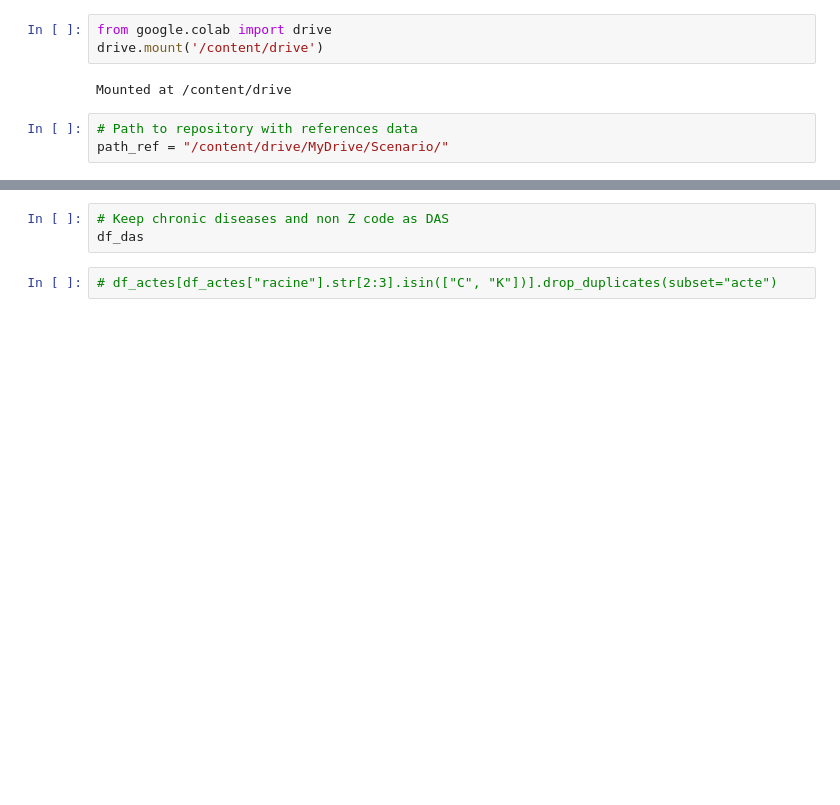
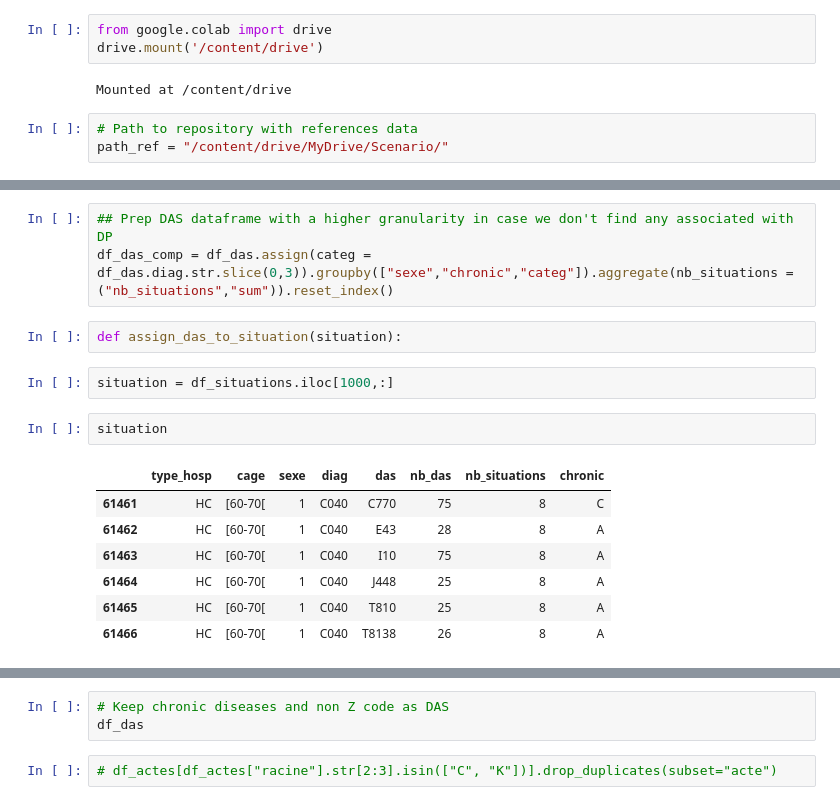
Before and after one commit to RemiFlicoteaux/hdbstudy, a Jupyter notebook: scenario_oncology.ipynb, the cells around one changed output, grey strips where cells are left out. Saved outputs shown, nothing was run; the diff lists cells and outputs as text; blank space fills up the shorter version.

```diff
--- a/scenario_oncology.ipynb
+++ b/scenario_oncology.ipynb
@@ -41,0 +68,17 @@ df_chronique = pd.read_excel(path_ref + "Affections chroniques.xlsx")
+# %%
+## Prep DAS dataframe with a higher granularity in case we don't find any associated with DP
+df_das_comp = df_das.assign(categ = df_das.diag.str.slice(0,3)).groupby(["sexe","chronic","categ"]).aggregate(nb_situations = ("nb_situations","sum")).reset_index()
+# %%
+def assign_das_to_situation(situation):
+# %%
+situation = df_situations.iloc[1000,:]
+# %%
+situation
+# %% [output]
+|  | type_hosp | cage | sexe | diag | das | nb_das | nb_situations | chronic |
+| 61461 | HC | [60-70[ | 1 | C040 | C770 | 75 | 8 | C |
+| 61462 | HC | [60-70[ | 1 | C040 | E43 | 28 | 8 | A |
+| 61463 | HC | [60-70[ | 1 | C040 | I10 | 75 | 8 | A |
+| 61464 | HC | [60-70[ | 1 | C040 | J448 | 25 | 8 | A |
+| 61465 | HC | [60-70[ | 1 | C040 | T810 | 25 | 8 | A |
+| 61466 | HC | [60-70[ | 1 | C040 | T8138 | 26 | 8 | A |
```
Also changed, not shown: parts of 9 cells of this notebook.
